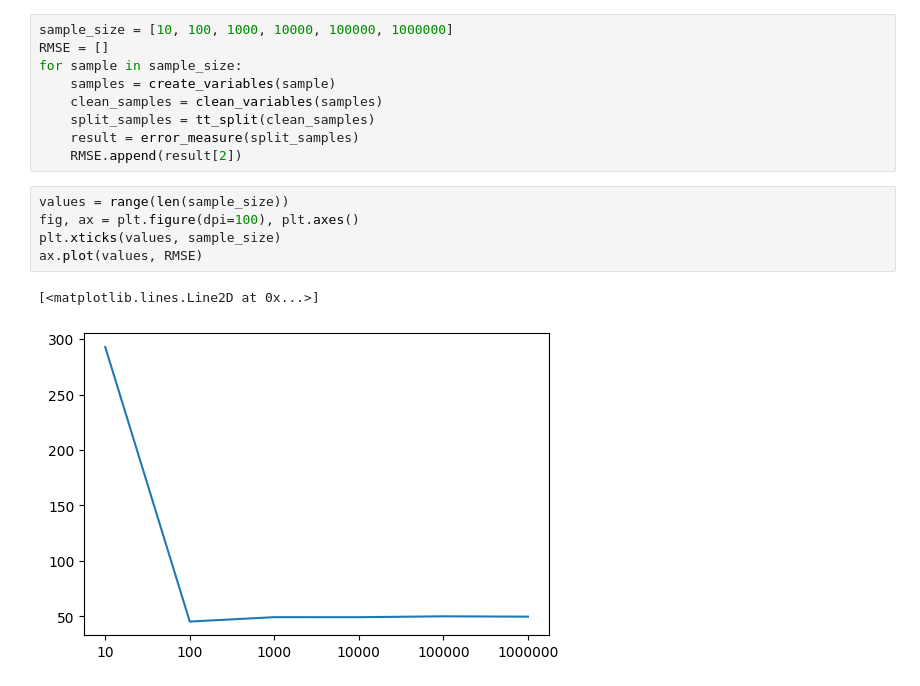
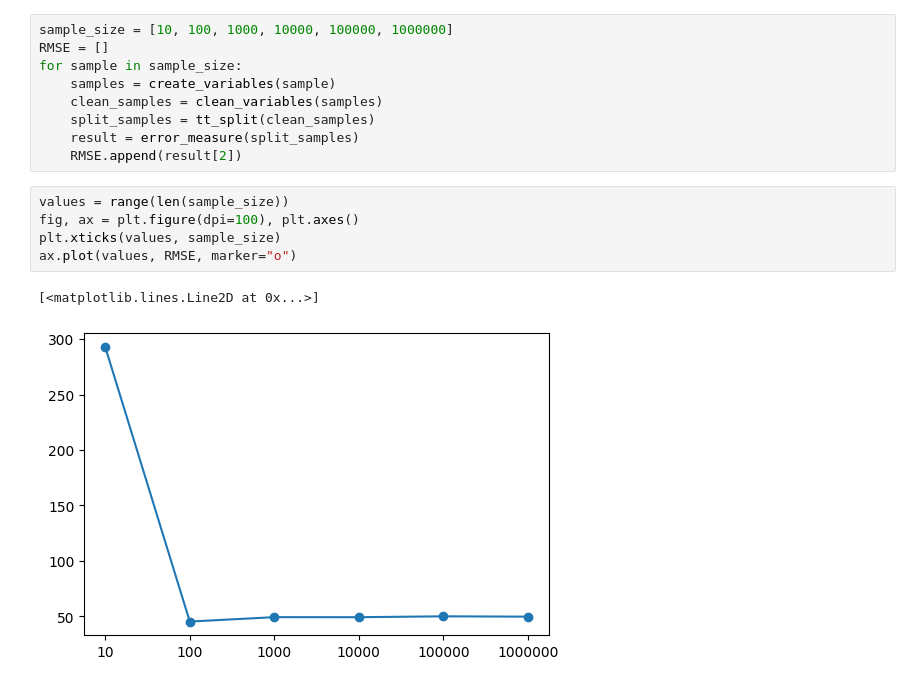
Before and after one commit to cseander/Maskininlarning-Christopher-Seander, a Jupyter notebook: Exercises/Exercise_0.ipynb, the cells around one changed output. Saved outputs shown, nothing was run; the diff lists cells and outputs as text.

Commit message:
small change to the last plot

```diff
--- a/Exercises/Exercise_0.ipynb
+++ b/Exercises/Exercise_0.ipynb
@@ -207,8 +207,8 @@ for sample in sample_size:
 # %%
 values = range(len(sample_size))
 fig, ax = plt.figure(dpi=100), plt.axes()
 plt.xticks(values, sample_size)
-ax.plot(values, RMSE)
+ax.plot(values, RMSE, marker="o")
 # %% [output]
 [<matplotlib.lines.Line2D at 0x...>]
-[figure, old version]
+[figure, new version]
```
